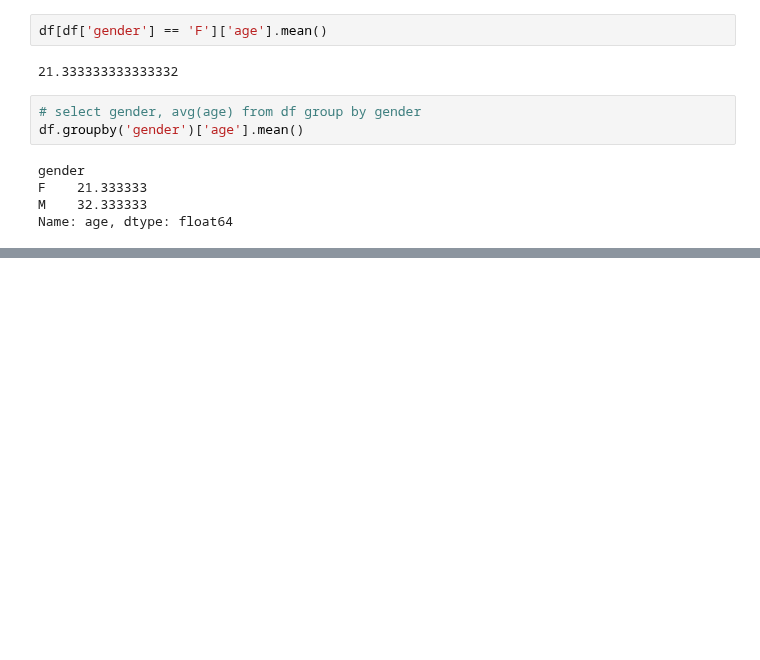
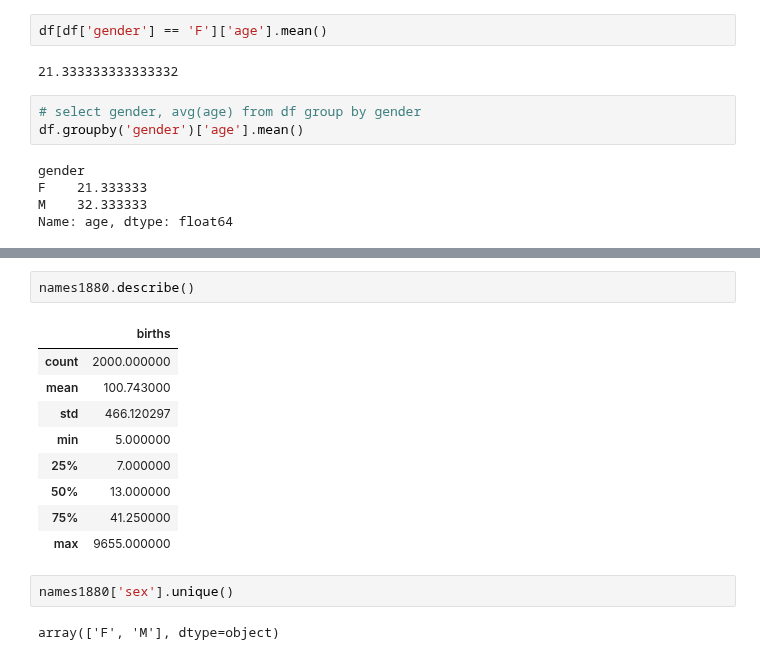
Before and after one commit to ywchiu/taipeifubon, a Jupyter notebook: Demo20200225.ipynb, the cells around one changed output, grey strips where cells are left out. Cells and saved outputs as stored; diff of their text form; blank space fills up the shorter version.

```diff
--- a/Demo20200225.ipynb
+++ b/Demo20200225.ipynb
@@ -1088,0 +1112,16 @@ Name: age, dtype: float64
+# %%
+names1880.describe()
+# %% [output]
+|  | births |
+| count | 2000.000000 |
+| mean | 100.743000 |
+| std | 466.120297 |
+| min | 5.000000 |
+| 25% | 7.000000 |
+| 50% | 13.000000 |
+| 75% | 41.250000 |
+| max | 9655.000000 |
+# %%
+names1880['sex'].unique()
+# %% [output]
+array(['F', 'M'], dtype=object)
```
Also changed, not shown: parts of 4 cells of this notebook, 1 other file.
